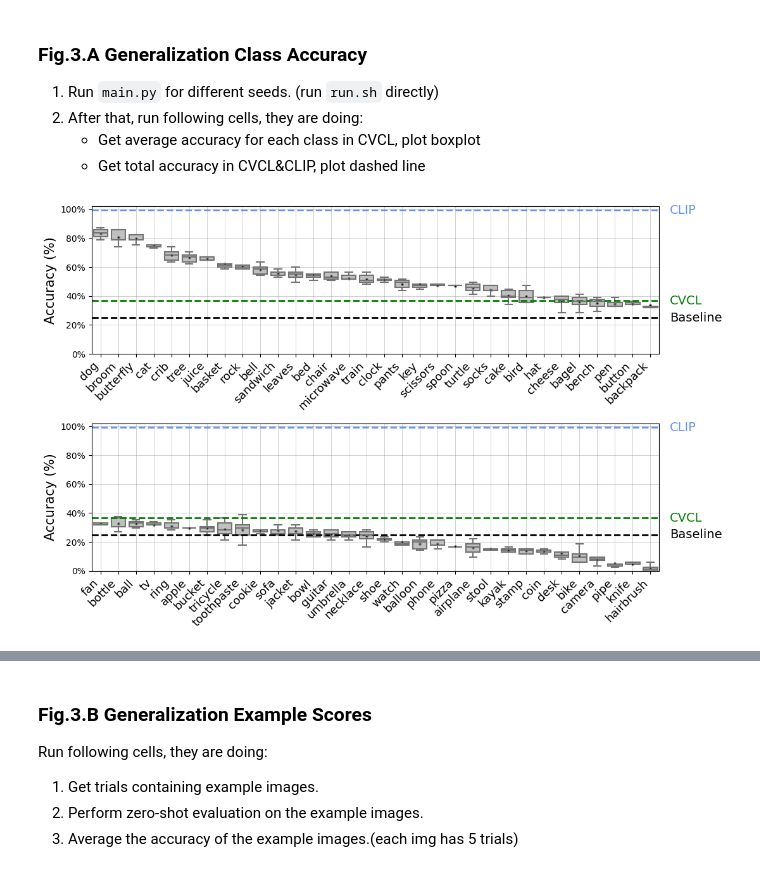
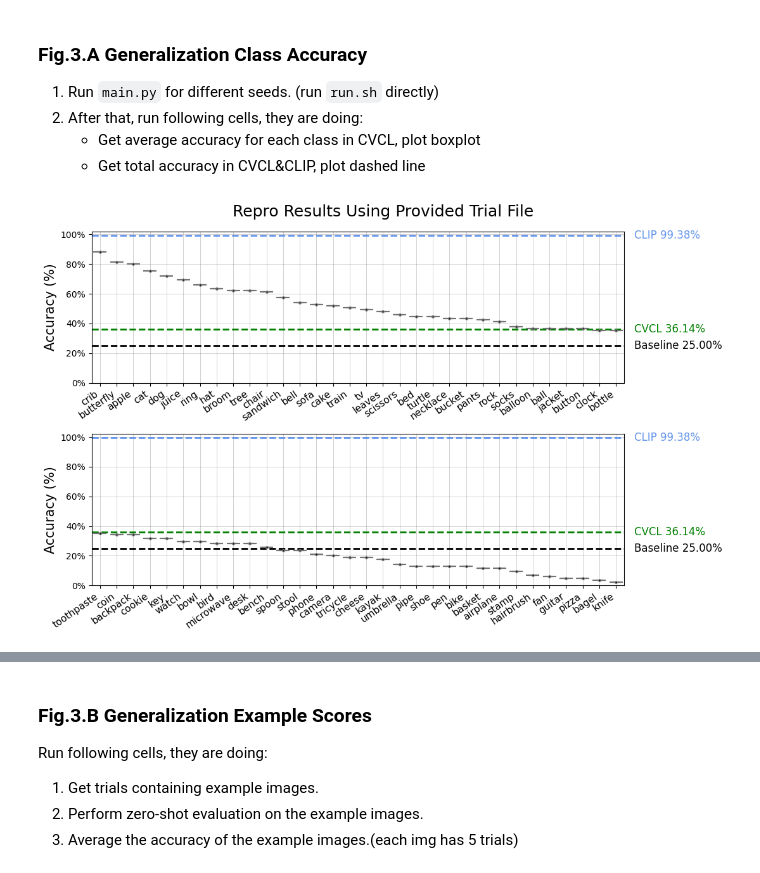
Before and after one commit to Kexueyi/CVCL2024-repro, a Jupyter notebook: repro_plt.ipynb, the cells around one changed output, grey strips where cells are left out. Drawn from its saved outputs; the diff is of its cells as text; code cells hidden in the pictures.

Commit message:
repro using original json file

```diff
--- a/repro_plt.ipynb
+++ b/repro_plt.ipynb
@@ -22,11 +22,11 @@ def load_data(files):
     for file in files:
         with open(file, 'r') as f:
             data = json.load(f)
-            model_type = 'clip' if data['args']['model'] == 'clip' else 'cvcl'
+            model_type = 'clip' if 'clip' in data['args']['model'] else 'cvcl'
             overall_acc[model_type].append(data['overall_accuracy'])
+            seed = data['args']['seed']
+            if model_type == 'cvcl':
 
-            if model_type == 'cvcl':
-                seed = file.split('_')[1].split('.')[0]
                 data_list.extend({
                     'Category': category,
                     'Accuracy': accuracy,
@@ -39,38 +39,40 @@ def prepare_dataframe(data_list):
     df = pd.DataFrame(data_list)
     df['Mean_Accuracy'] = df.groupby('Category')['Accuracy'].transform('mean')
     return df.sort_values(by='Mean_Accuracy', ascending=False)
-
-
-files = glob.glob('results/trial_*_*_*.json')
-data_list, overall_acc = load_data(files)
-df_all = prepare_dataframe(data_list)
+# %%
+# grep clip&cvcl results
+files = glob.glob('/home/xke001/demo/zero-shot/results/trial_*_08-30_*.json')
+df_class, overall_acc = load_data(files)
+df_class = prepare_dataframe(df_class)
 # %%
+# function to draw fig.3A
 import matplotlib.ticker as mtick
 
-def plot_accuracy(df, overall_acc, split_index):
-    categories = df['Category'].unique()
-    dfs = [df[df['Category'].isin(categories[:split_index])],
-           df[df['Category'].isin(categories[split_index:])]]
+def plt_class_acc(df_class, overall_acc, split_index):
+    categories = df_class['Category'].unique()
+    dfs = [df_class[df_class['Category'].isin(categories[:split_index])],
+           df_class[df_class['Category'].isin(categories[split_index:])]]
 
     fig, axs = plt.subplots(2, 1, figsize=(11, 7), sharey=True)
+    fig.suptitle('Repro Results Using Provided Trial File', fontsize=18)
     meanpointprops = dict(marker='o', markeredgecolor='gray', markerfacecolor='Black', markersize=2.5)
 
     for i, df_part in enumerate(dfs):
         sns.boxplot(x='Category', y='Accuracy', data=df_part, ax=axs[i], color='silver',
                     fliersize=0, linewidth=1.5, showmeans=True, meanprops=meanpointprops)
-        axs[i].set_xticklabels(axs[i].get_xticklabels(), rotation=45, ha='right', fontsize=13)
+        axs[i].set_xticklabels(axs[i].get_xticklabels(), rotation=35, ha='right', fontsize=11)
         axs[i].set_ylabel('Accuracy (%)', fontsize=15)
         axs[i].set_xlabel('')
         axs[i].axhline(y=0.25, color='black', linestyle='--', linewidth=2.0)
         axs[i].axhline(y=overall_acc['cvcl'], color='green', linestyle='--', linewidth=2.0)
         axs[i].axhline(y=overall_acc['clip'], color='cornflowerblue', linestyle='--', linewidth=2.0)
 
-        axs[i].text(len(df_part['Category'].unique()) + 0.1, overall_acc['cvcl'], 'CVCL',
-                    color='green', va='center', fontsize=14)
-        axs[i].text(len(df_part['Category'].unique()) + 0.1, overall_acc['clip'], 'CLIP',
-                    color='cornflowerblue', va='center', fontsize=14)
-        axs[i].text(len(df_part['Category'].unique()) + 0.1, 0.25, 'Baseline',
-                    color='Black', va='center', fontsize=14)
+        axs[i].text(len(df_part['Category'].unique()) + 0.1, overall_acc['cvcl'], f'CVCL {overall_acc["cvcl"]*100:.2f}%',
+                    color='green', va='center', fontsize=12)
+        axs[i].text(len(df_part['Category'].unique()) + 0.1, overall_acc['clip'], f'CLIP {overall_acc["clip"]*100:.2f}%',
+                    color='cornflowerblue', va='center', fontsize=12)
+        axs[i].text(len(df_part['Category'].unique()) + 0.1, 0.25, f'Baseline 25.00%',
+                    color='Black', va='center', fontsize=12)
 
         axs[i].grid(True, linestyle='-', linewidth='0.5', color='gray', alpha=0.5)
         axs[i].set_ylim(0, 1.02)
@@ -78,7 +80,7 @@ def plot_accuracy(df, overall_acc, split_index):
 
     plt.tight_layout()
     plt.show()
-
-plot_accuracy(df_all, {k: np.mean(v) for k, v in overall_acc.items()}, len(df_all['Category'].unique()) // 2)
-# %% [output]
-[figure, removed]
+# %%
+plt_class_acc(df_class, {k: np.mean(v) for k, v in overall_acc.items()}, len(df_class['Category'].unique()) // 2)
+# %% [output]
+[figure, added]
```
Also changed, not shown: parts of 2 cells of this notebook, 30 other files.
